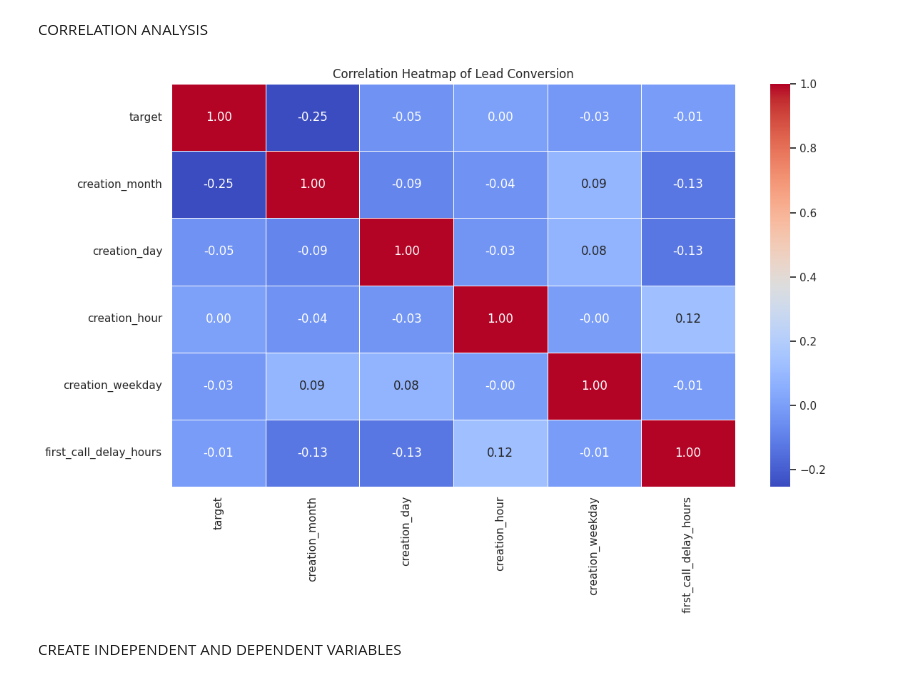
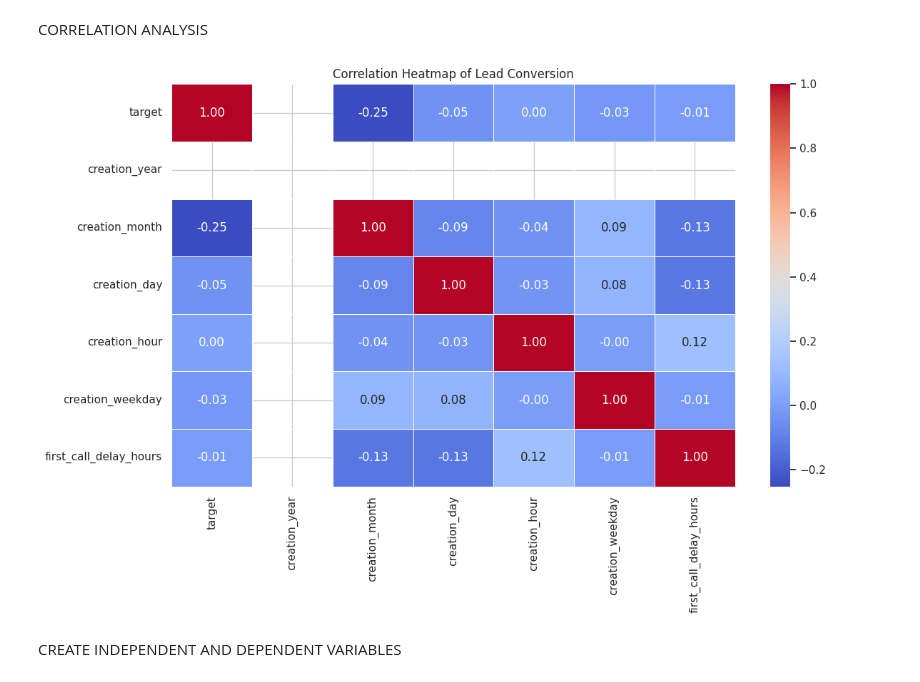
Before and after one commit to akshaya-e/Lead-Conversion-Prediction-using-ML, a Jupyter notebook: Lead_Conversion_Prediction.ipynb, the cells around one changed output. Drawn from its saved outputs; the diff is of its cells as text; code cells hidden in the pictures.

```diff
--- a/Lead_Conversion_Prediction.ipynb
+++ b/Lead_Conversion_Prediction.ipynb
@@ -459,15 +457,14 @@ Feature Engineering Completed!
 CORRELATION ANALYSIS
 # %%
 numeric_df = df.select_dtypes(include=np.number)
-numeric_df = numeric_df.loc[:, numeric_df.nunique() > 1]
 correlation_matrix = numeric_df.corr()
 plt.figure(figsize=(12, 8))
 sns.heatmap(correlation_matrix,annot=True,cmap='coolwarm',fmt='.2f',linewidths=0.5)
 plt.title('Correlation Heatmap of Lead Conversion')
 plt.tight_layout()
 plt.show()
 # %% [output]
-[figure, old version]
+[figure, new version]
 # %% [markdown]
 CREATE INDEPENDENT AND DEPENDENT VARIABLES
 # %%
```
Also changed, not shown: parts of 3 cells of this notebook, 5 other files.
